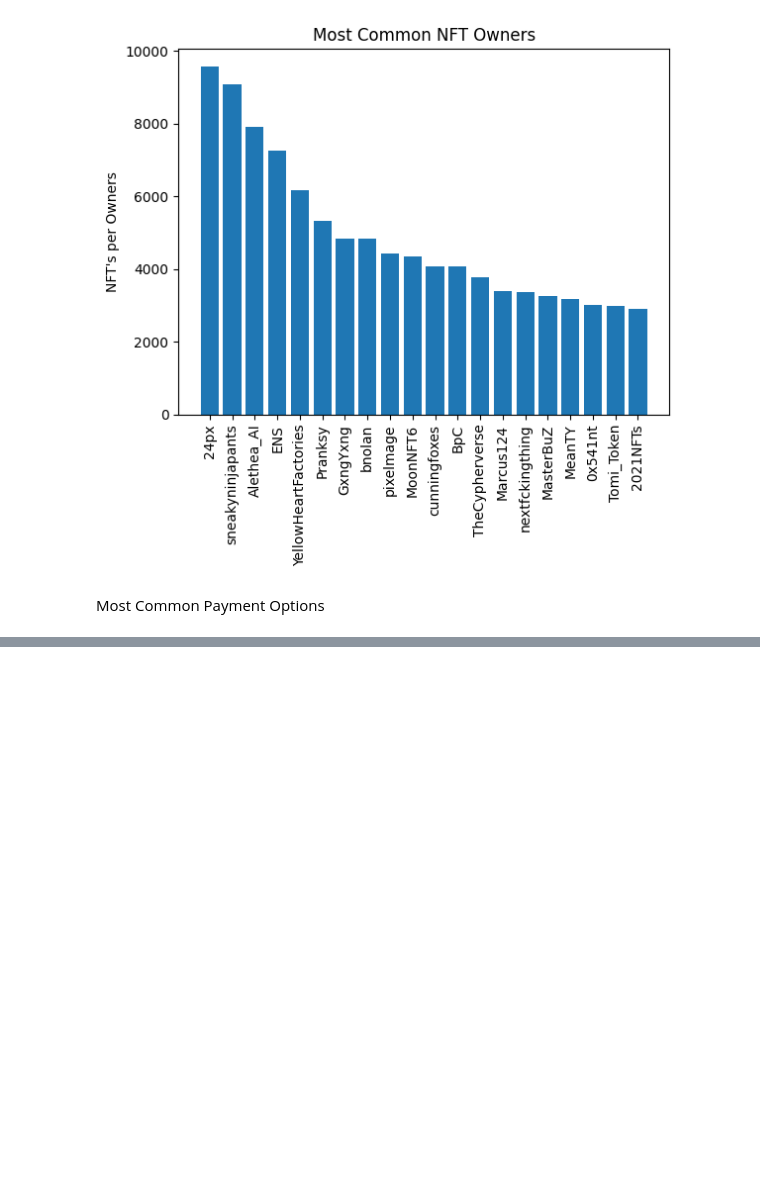
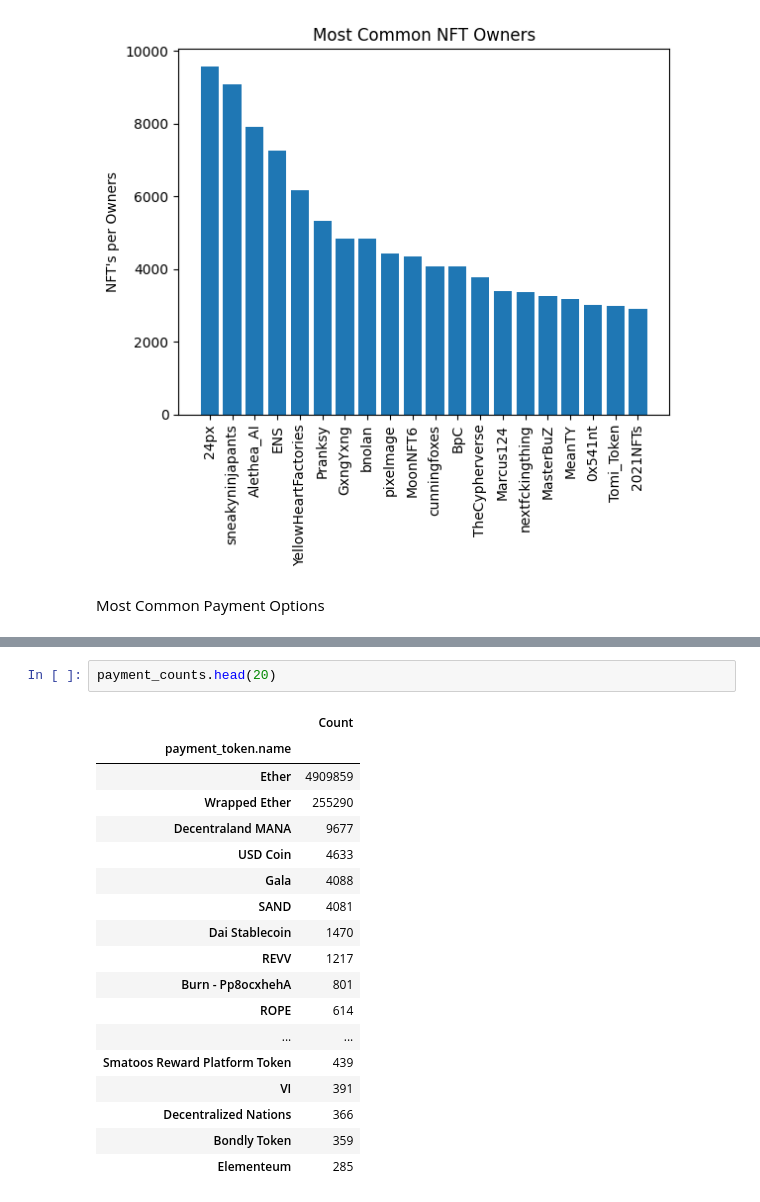
Before and after one commit to datakiptoo/Opensea, a Jupyter notebook: nft.ipynb, the cells around one changed output, grey strips where cells are left out. Cells and saved outputs as stored; diff of their text form; blank space fills up the shorter version.

```diff
--- a/nft.ipynb
+++ b/nft.ipynb
@@ -1184,0 +1305,21 @@ Most Common Payment Options
+# %%
+payment_counts.head(20)
+# %% [output]
+|  | Count |
+| payment_token.name |  |
+| Ether | 4909859 |
+| Wrapped Ether | 255290 |
+| Decentraland MANA | 9677 |
+| USD Coin | 4633 |
+| Gala | 4088 |
+| SAND | 4081 |
+| Dai Stablecoin | 1470 |
+| REVV | 1217 |
+| Burn - Pp8ocxhehA | 801 |
+| ROPE | 614 |
+| ... | ... |
+| Smatoos Reward Platform Token | 439 |
+| VI | 391 |
+| Decentralized Nations | 366 |
+| Bondly Token | 359 |
+| Elementeum | 285 |
```
Also changed, not shown: parts of 9 cells of this notebook, 1 other file.
